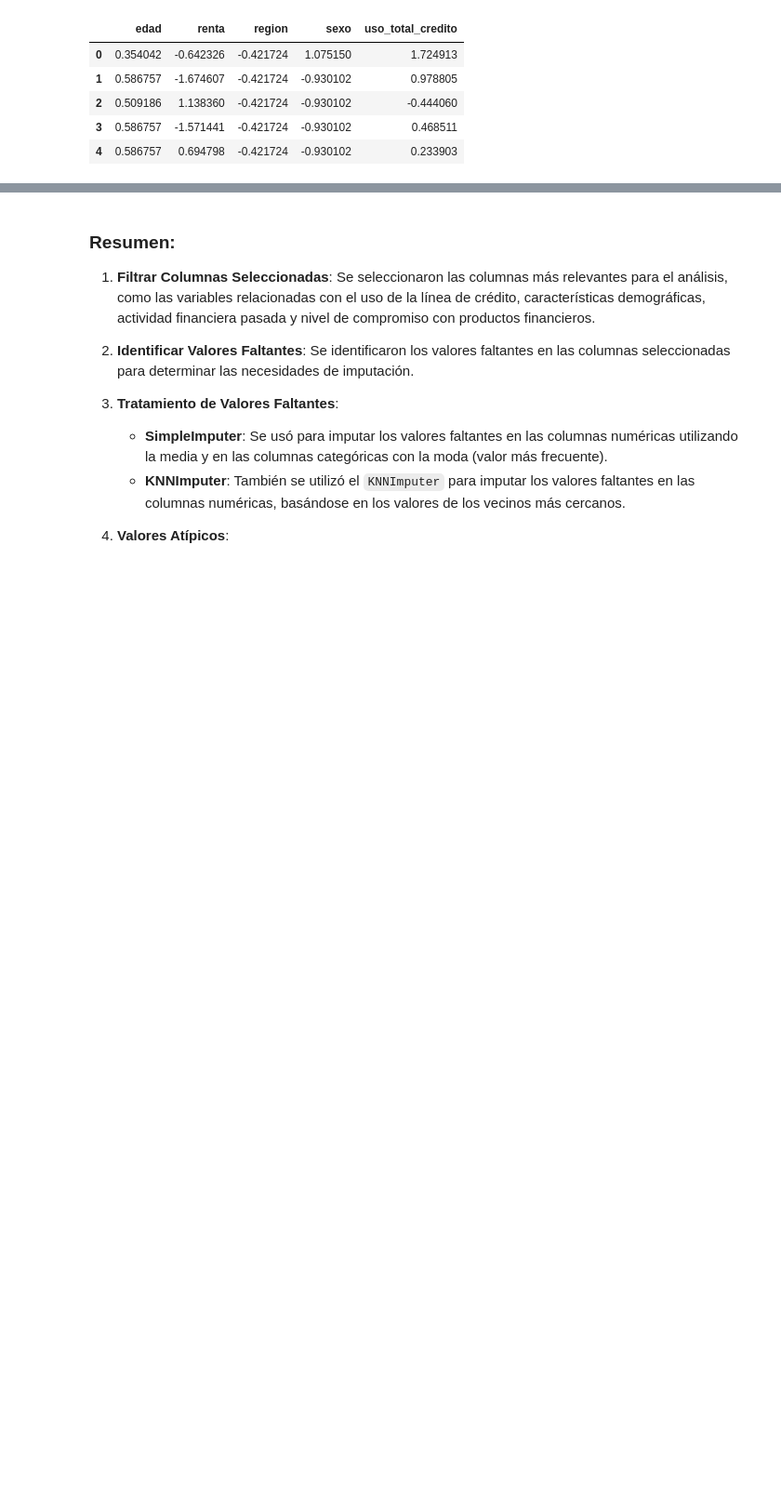
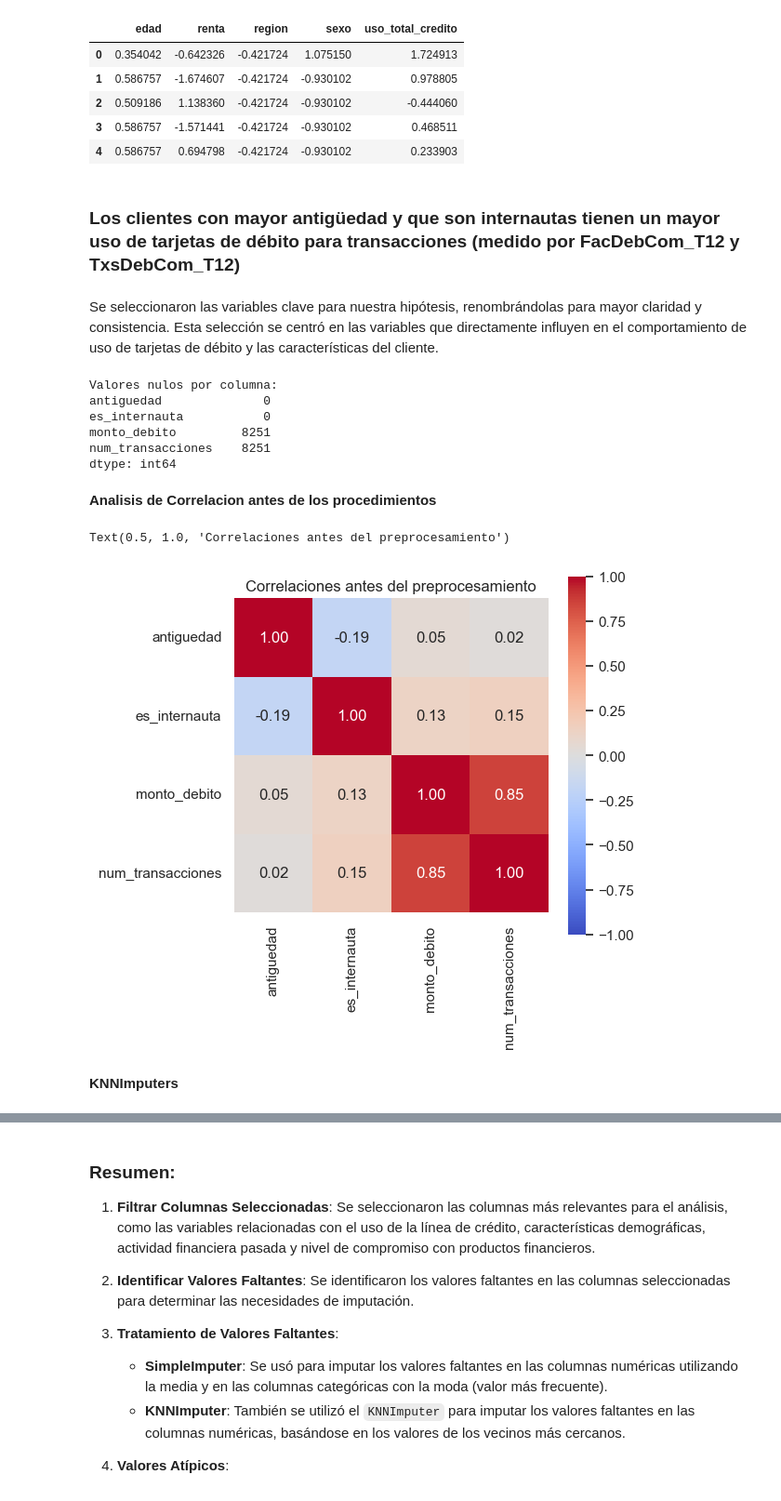
Before and after one commit to Wachitugo/Monopoly, a Jupyter notebook: notebook/monopoly.ipynb, the cells around one changed output, grey strips where cells are left out. Shown at 93% size. Drawn from its saved outputs; the diff is of its cells as text; code cells hidden in the pictures; blank space fills up the shorter version.

```diff
--- a/notebook/monopoly.ipynb
+++ b/notebook/monopoly.ipynb
@@ -473,3 +473,28 @@ df_outliers_scaled.head()
 | 2 | 0.509186 | 1.138360 | -0.421724 | -0.930102 | -0.444060 |
 | 3 | 0.586757 | -1.571441 | -0.421724 | -0.930102 | 0.468511 |
 | 4 | 0.586757 | 0.694798 | -0.421724 | -0.930102 | 0.233903 |
+# %% [markdown]
+### **Los clientes con mayor antigüedad y que son internautas tienen un mayor uso de tarjetas de débito para transacciones (medido por FacDebCom_T12 y TxsDebCom_T12)**
+# %% [markdown]
+Se seleccionaron las variables clave para nuestra hipótesis, renombrándolas para mayor claridad y consistencia. Esta selección se centró en las variables que directamente influyen en el comportamiento de uso de tarjetas de débito y las características del cliente.
+# %%
+nuevos_nombres = {
+    'Antiguedad': 'antiguedad',
+    'Internauta': 'es_internauta',
+    'FacDebCom_T12': 'monto_debito',
+    'TxsDebCom_T12': 'num_transacciones'
+}
+
+# Crear DataFrame con columnas seleccionadas
+df_seleccion = df[list(nuevos_nombres.keys())].copy()
+df_seleccion.rename(columns=nuevos_nombres, inplace=True)
+
+print("Valores nulos por columna:")
+print(df_seleccion.isnull().sum())
+# %% [output]
+Valores nulos por columna:
+antiguedad              0
+es_internauta           0
+monto_debito         8251
+num_transacciones    8251
+dtype: int64
@@ -475,0 +509,18 @@ df_outliers_scaled.head()
+# %% [markdown]
+**Analisis de Correlacion antes de los procedimientos**
+# %%
+plt.figure(figsize=(12, 5))
+plt.subplot(1, 2, 1)
+sns.heatmap(df_seleccion.corr(),
+            annot=True,
+            cmap='coolwarm',
+            vmin=-1,
+            vmax=1,
+            fmt='.2f',
+            square=True)
+plt.title("Correlaciones antes del preprocesamiento")
+# %% [output]
+Text(0.5, 1.0, 'Correlaciones antes del preprocesamiento')
+[figure, added]
+# %% [markdown]
+**KNNImputers**
```
Also changed, not shown: parts of 19 cells of this notebook.
